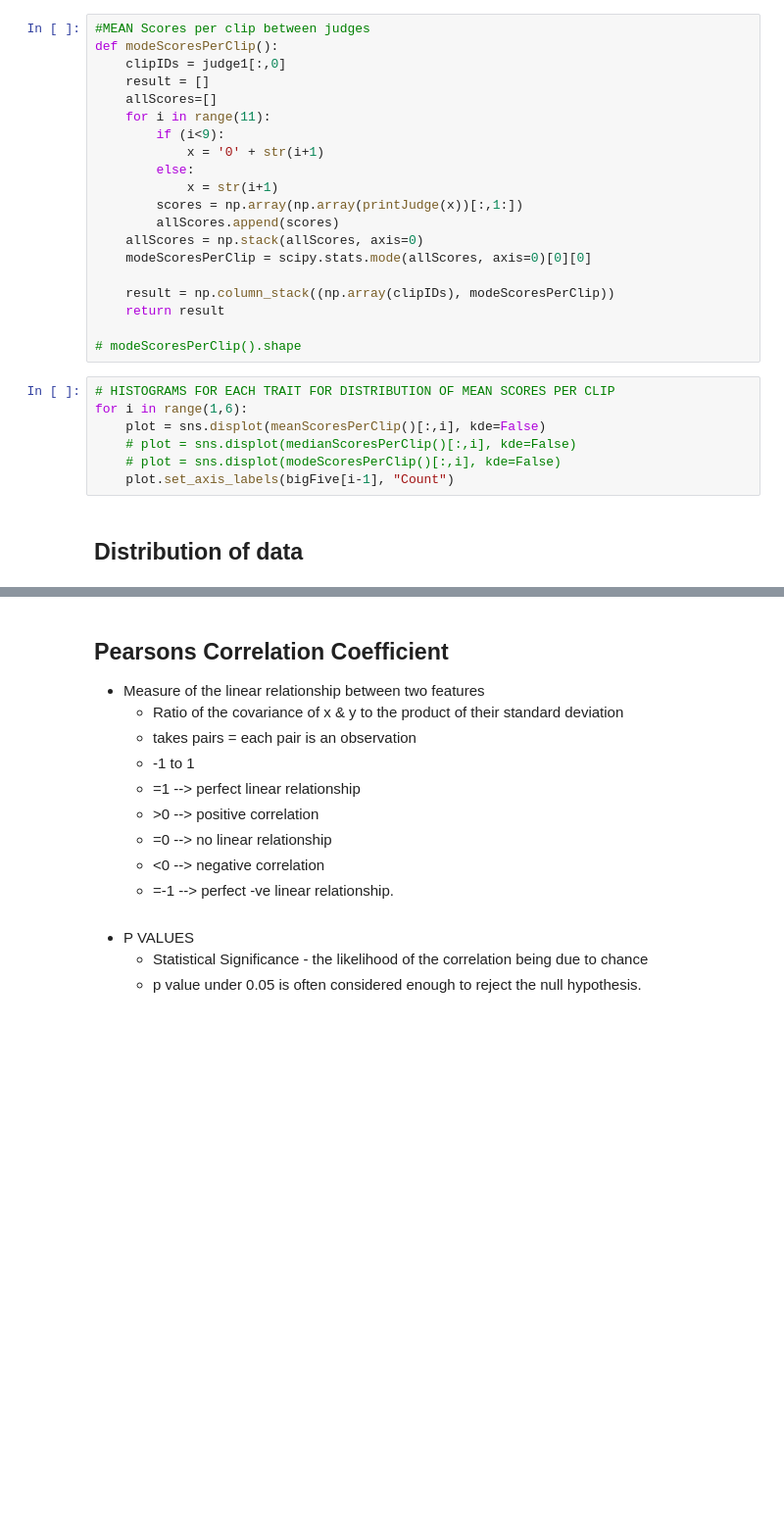
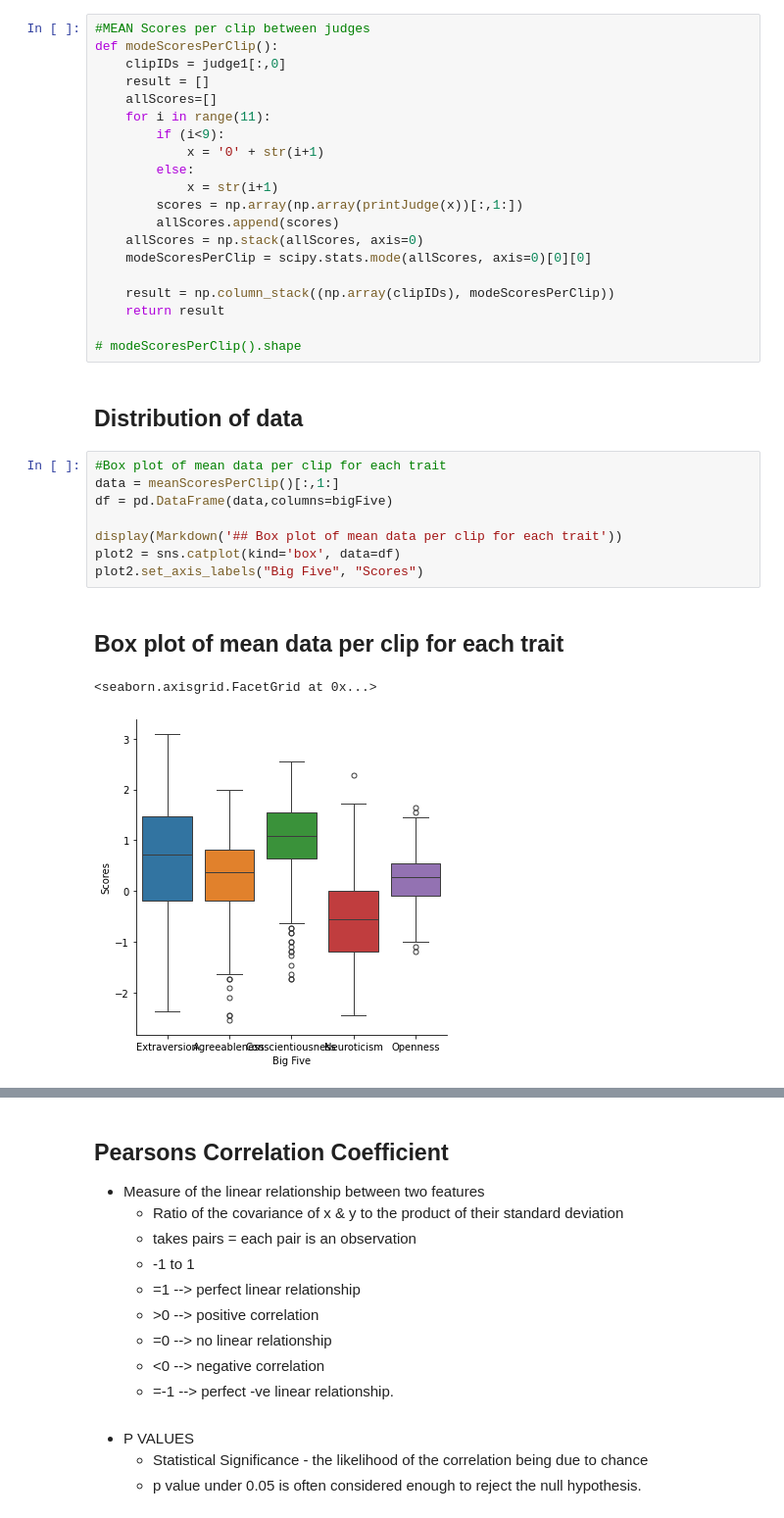
Before and after one commit to sophiak12/Individual_Project, a Jupyter notebook: src/data2.ipynb, the cells around one changed output, grey strips where cells are left out. Shown: that part at 98% size. Drawn from its saved outputs; the diff is of its cells as text; blank space fills up the shorter version.

```diff
--- a/src/data2.ipynb
+++ b/src/data2.ipynb
@@ -182,12 +178,17 @@ def modeScoresPerClip():
     return result
 
 # modeScoresPerClip().shape
-# %%
-# HISTOGRAMS FOR EACH TRAIT FOR DISTRIBUTION OF MEAN SCORES PER CLIP
-for i in range(1,6):
-    plot = sns.displot(meanScoresPerClip()[:,i], kde=False)
-    # plot = sns.displot(medianScoresPerClip()[:,i], kde=False)
-    # plot = sns.displot(modeScoresPerClip()[:,i], kde=False)
-    plot.set_axis_labels(bigFive[i-1], "Count")
 # %% [markdown]
 ## Distribution of data
+# %%
+#Box plot of mean data per clip for each trait
+data = meanScoresPerClip()[:,1:]
+df = pd.DataFrame(data,columns=bigFive)
+
+display(Markdown('## Box plot of mean data per clip for each trait'))
+plot2 = sns.catplot(kind='box', data=df)
+plot2.set_axis_labels("Big Five", "Scores")
+# %% [output]
+## Box plot of mean data per clip for each trait
+<seaborn.axisgrid.FacetGrid at 0x...>
+[figure, added]
```
Also changed, not shown: parts of 35 cells of this notebook, 2 other files.
